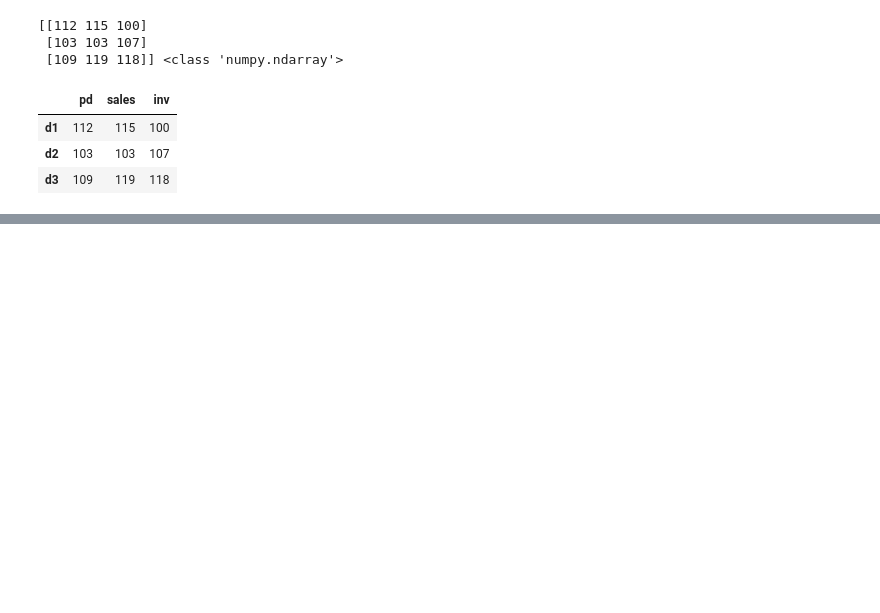
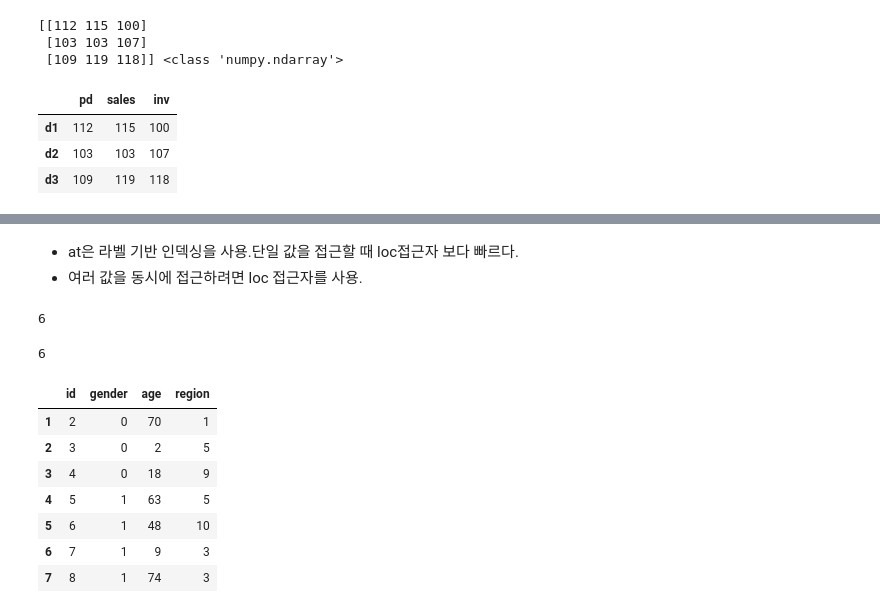
Before and after one commit to windyday0622/windyday, a Jupyter notebook: m3_분석 라이브러리/ pandas_1_데이터_구조.ipynb, the cells around one changed output, grey strips where cells are left out. Cells and saved outputs as stored; diff of their text form; code cells hidden in the pictures; blank space fills up the shorter version.

```diff
--- a/m3_분석 라이브러리/ pandas_1_데이터_구조.ipynb
+++ b/m3_분석 라이브러리/ pandas_1_데이터_구조.ipynb
@@ -284,0 +499,16 @@ df
+# %%
+# id, gender, age, region
+import numpy as np
+import pandas as pd
+id = np.arange(1, 1001)
+i1 = pd.Series(id)
+gender = np.random.randint(2, size = 1000)
+g1 = pd.Series(gender)
+age = np.random.randint(1, 101, size = 1000)
+a1 = pd.Series(age)
+region = np.random.randint(1, 11, size = 1000)
+r1 = pd.Series(region)
+
+df = pd.concat([i1, g1, a1, r1], axis=1)
+df.rename(columns={0:'id', 1:'gender', 2:'age', 3:'region'}, inplace=True)
+df.head()
@@ -284,0 +522,3 @@ df
+# %%
+df.drop([0], axis=0, inplace=True)
+df.head()
@@ -284,0 +532,23 @@ df
+# %% [markdown]
+- at은 라벨 기반 인덱싱을 사용.단일 값을 접근할 때 loc접근자 보다 빠르다.
+- 여러 값을 동시에 접근하려면 loc 접근자를 사용.
+# %%
+df.loc[5, 'id']
+# %% [output]
+6
+# %%
+df.at[5, 'id']
+# %% [output]
+6
+# %%
+df1 = df.drop(df.at[5,'id'])
+df.head(7)
+# %% [output]
+|  | id | gender | age | region |
+| 1 | 2 | 0 | 70 | 1 |
+| 2 | 3 | 0 | 2 | 5 |
+| 3 | 4 | 0 | 18 | 9 |
+| 4 | 5 | 1 | 63 | 5 |
+| 5 | 6 | 1 | 48 | 10 |
+| 6 | 7 | 1 | 9 | 3 |
+| 7 | 8 | 1 | 74 | 3 |
```
Also changed, not shown: parts of 22 cells of this notebook.
